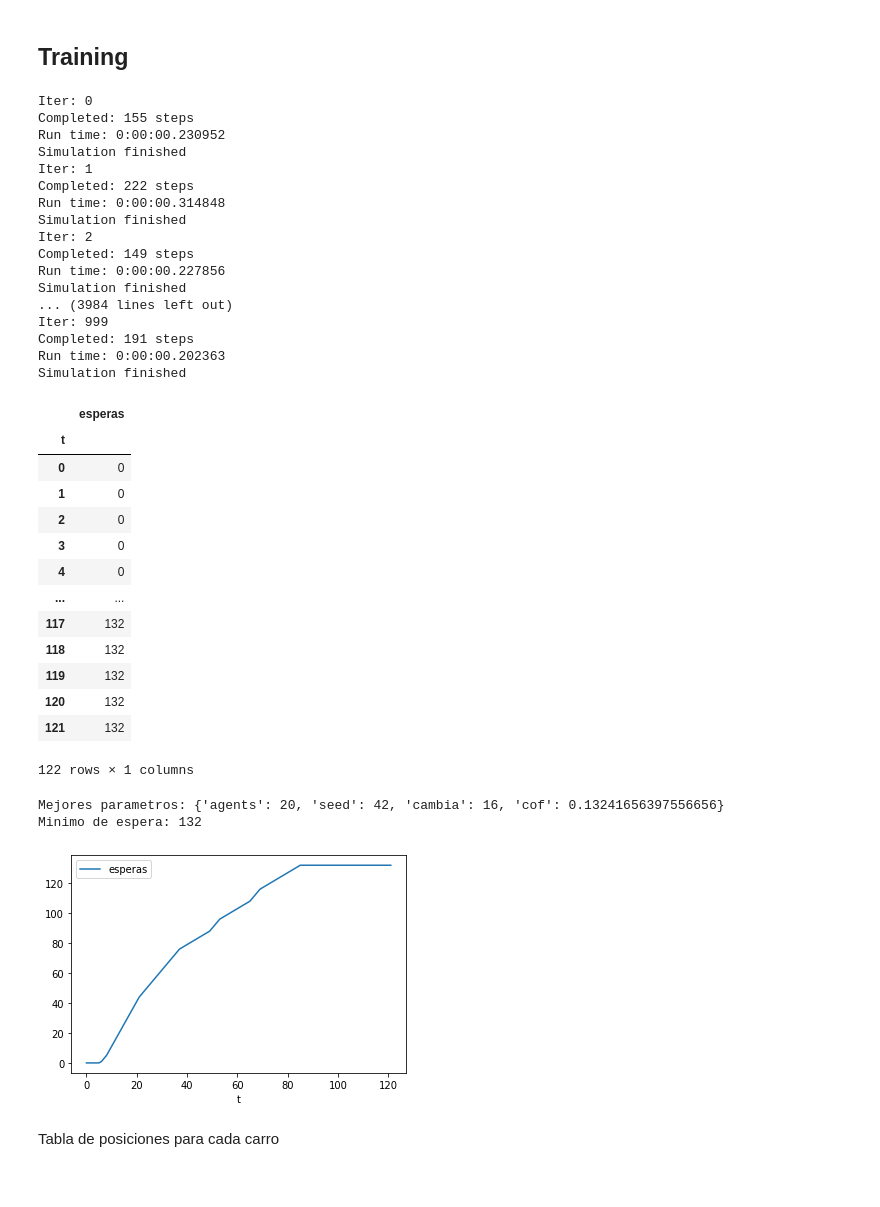
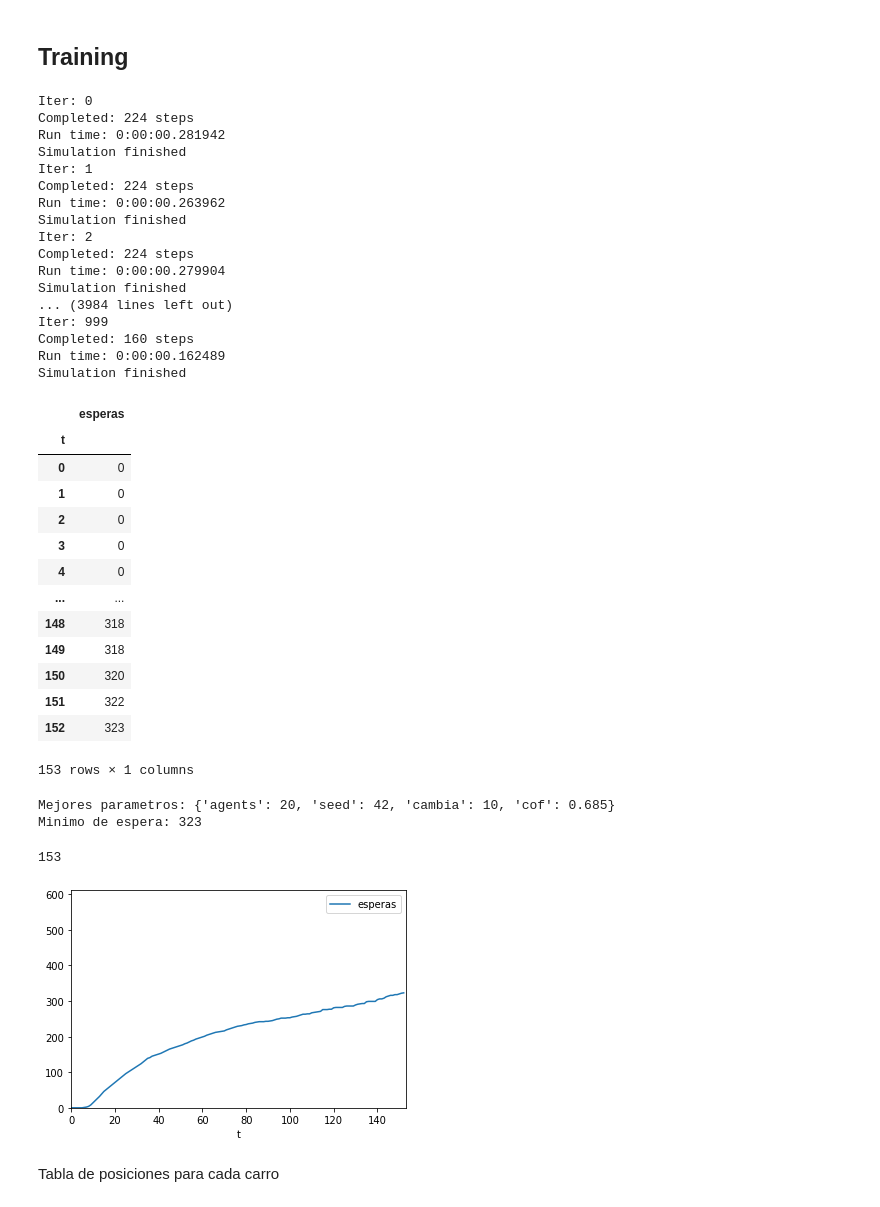
Before and after one commit to Danielema2000/Multiagentes-cruce-de-calles, a Jupyter notebook: Modelo.ipynb, the cells around one changed output. Saved outputs shown, nothing was run; the diff lists cells and outputs as text; code cells hidden in the pictures.

Commit message:
Seed al inicio
Se agrega el parametro de semilla al inicio

```diff
--- a/Modelo.ipynb
+++ b/Modelo.ipynb
@@ -109,17 +99,27 @@ class CarAgent(ap.Agent):
         if CarAgent.move(self) and (not CarAgent.carInfront(self)):
             self.pos_X += self.speed_X*0.1
             self.pos_Y += self.speed_Y*0.1
-        if not CarAgent.move(self):
-            self.model.esperas += 1
-            self.esperando += 1
+        else:
+            if(self.group=="arriba" and 65>=self.pos_Y):
+                self.model.esperas += 1
+                self.esperando += 1
+            elif(self.group=="izquierda" and 35>=self.pos_X):
+                self.model.esperas += 1
+                self.esperando += 1
+            elif(self.group=="abajo" and 35<=self.pos_Y):
+                self.model.esperas += 1
+                self.esperando += 1
+            elif(self.group=="derecha" and 65<=self.pos_X):
+                self.model.esperas += 1
+                self.esperando += 1
     def vota(self):
-        if(self.group=="arriba" and abs(65-self.pos_Y)<5 and 65>=self.pos_Y):
+        if(self.group=="arriba" and 65>=self.pos_Y):
             self.model.cero += self.esperando
-        elif(self.group=="izquierda" and abs(35-self.pos_X)<5 and 35>=self.pos_X):
+        elif(self.group=="izquierda" and 35>=self.pos_X):
             self.model.uno += self.esperando
-        elif(self.group=="abajo" and abs(self.pos_Y-35)<5 and 35<=self.pos_Y):
+        elif(self.group=="abajo" and 35<=self.pos_Y):
             self.model.dos += self.esperando
-        elif(self.group=="derecha" and abs(self.pos_X-65)<5 and 65<=self.pos_X):
+        elif(self.group=="derecha" and 65<=self.pos_X):
             self.model.tres += self.esperando
 # %%
 class SemaforoAgent(ap.Agent):
@@ -212,7 +214,7 @@ Parametros de una simulacion
 # %%
 parameters = {
     'agents': 20,
-    'seed': 42,
+    'seed': eSeed,
     'cambia': 20,
     'cof' : 0.5,
 }
@@ -225,4 +227,5 @@ aba = 0
 der = 0
 model = StreetModel(parameters)
 results = model.run()
+original = results.variables.StreetModel.esperas.values[-1]
 # %% [output]
@@ -265,13 +268,15 @@ ax = data.plot()
 bestParameters = parameters
 bestEsperado = results.variables.StreetModel.esperas.values[-1]
 bestResults = results
-for i in range(0,1000):
+t = 1000 #Trainning
+for i in range(0,t):
+    random.seed(random.randint(0,t))
     print("Iter:",i)
     parameters = {
     'agents': 20,
-    'seed': 42,
+    'seed': eSeed,
     'cambia': random.randint(10,30),
-    'cof' : random.random(),
+    'cof' : i/1000,
     }
     arr = 0
     izq = 0
@@ -287,21 +292,21 @@ for i in range(0,1000):
         bestResults = results
 # %% [output]
 Iter: 0
-Completed: 155 steps
-Run time: 0:00:00.230952
+Completed: 224 steps
+Run time: 0:00:00.281942
 Simulation finished
 Iter: 1
-Completed: 222 steps
-Run time: 0:00:00.314848
+Completed: 224 steps
+Run time: 0:00:00.263962
 Simulation finished
 Iter: 2
-Completed: 149 steps
-Run time: 0:00:00.227856
+Completed: 224 steps
+Run time: 0:00:00.279904
 Simulation finished
 ... (3984 lines left out)
 Iter: 999
-Completed: 191 steps
-Run time: 0:00:00.202363
+Completed: 160 steps
+Run time: 0:00:00.162489
 Simulation finished
 # %%
 bestResults.variables.StreetModel
@@ -314,23 +319,29 @@ bestResults.variables.StreetModel
 | 3 | 0 |
 | 4 | 0 |
 | ... | ... |
-| 117 | 132 |
-| 118 | 132 |
-| 119 | 132 |
-| 120 | 132 |
-| 121 | 132 |
+| 148 | 318 |
+| 149 | 318 |
+| 150 | 320 |
+| 151 | 322 |
+| 152 | 323 |
-122 rows × 1 columns
+153 rows × 1 columns
 # %%
 print("Mejores parametros:",bestParameters)
 print("Minimo de espera:",bestEsperado)
 # %% [output]
-Mejores parametros: {'agents': 20, 'seed': 42, 'cambia': 16, 'cof': 0.13241656397556656}
-Minimo de espera: 132
+Mejores parametros: {'agents': 20, 'seed': 42, 'cambia': 10, 'cof': 0.685}
+Minimo de espera: 323
+# %%
+steps = len(bestResults.variables.StreetModel)
+print(steps)
+# %% [output]
+153
 # %%
 data = bestResults.variables.StreetModel
 ax = data.plot()
+ax.axis([0,steps,0,original]);
 # %% [output]
-[figure, old version]
+[figure, new version]
 # %% [markdown]
 Tabla de posiciones para cada carro
 # %%
```
Also changed, not shown: parts of 13 cells of this notebook, 2 other files.
